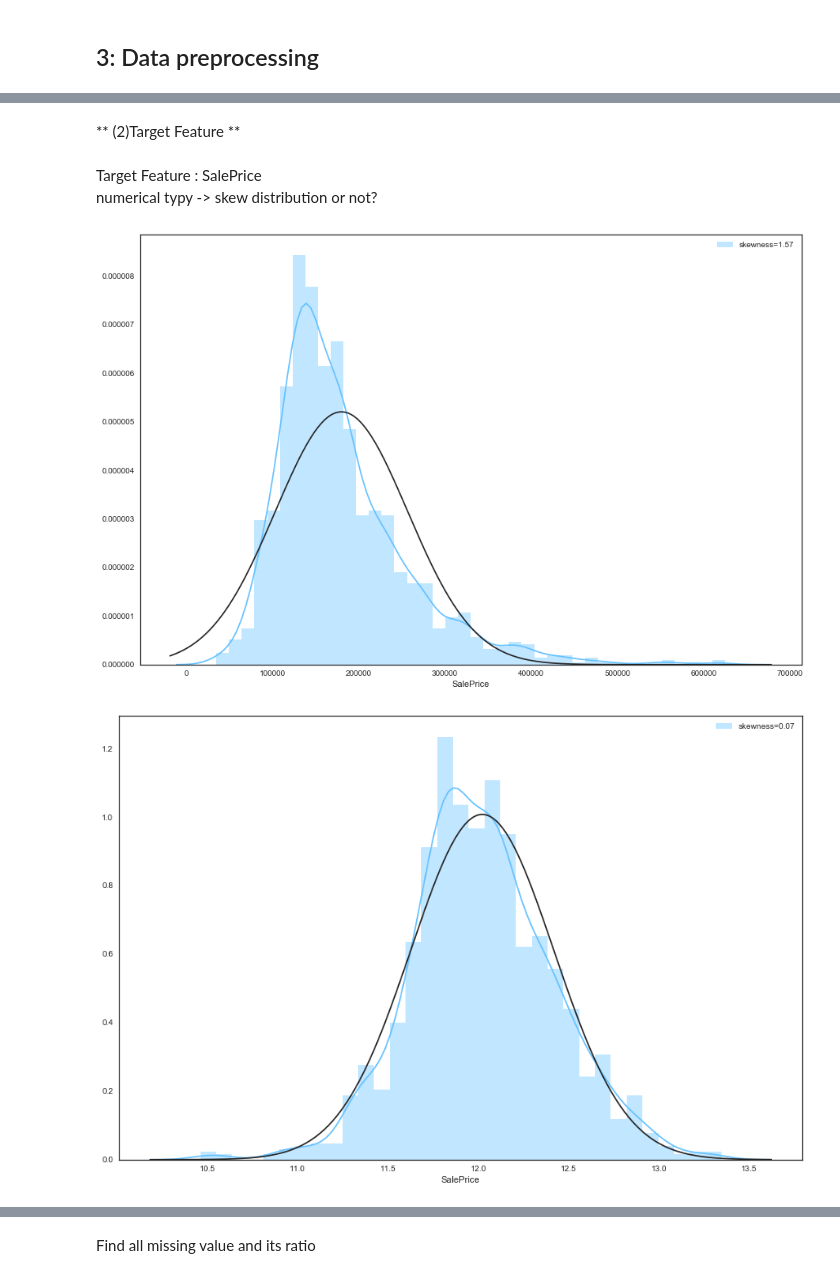
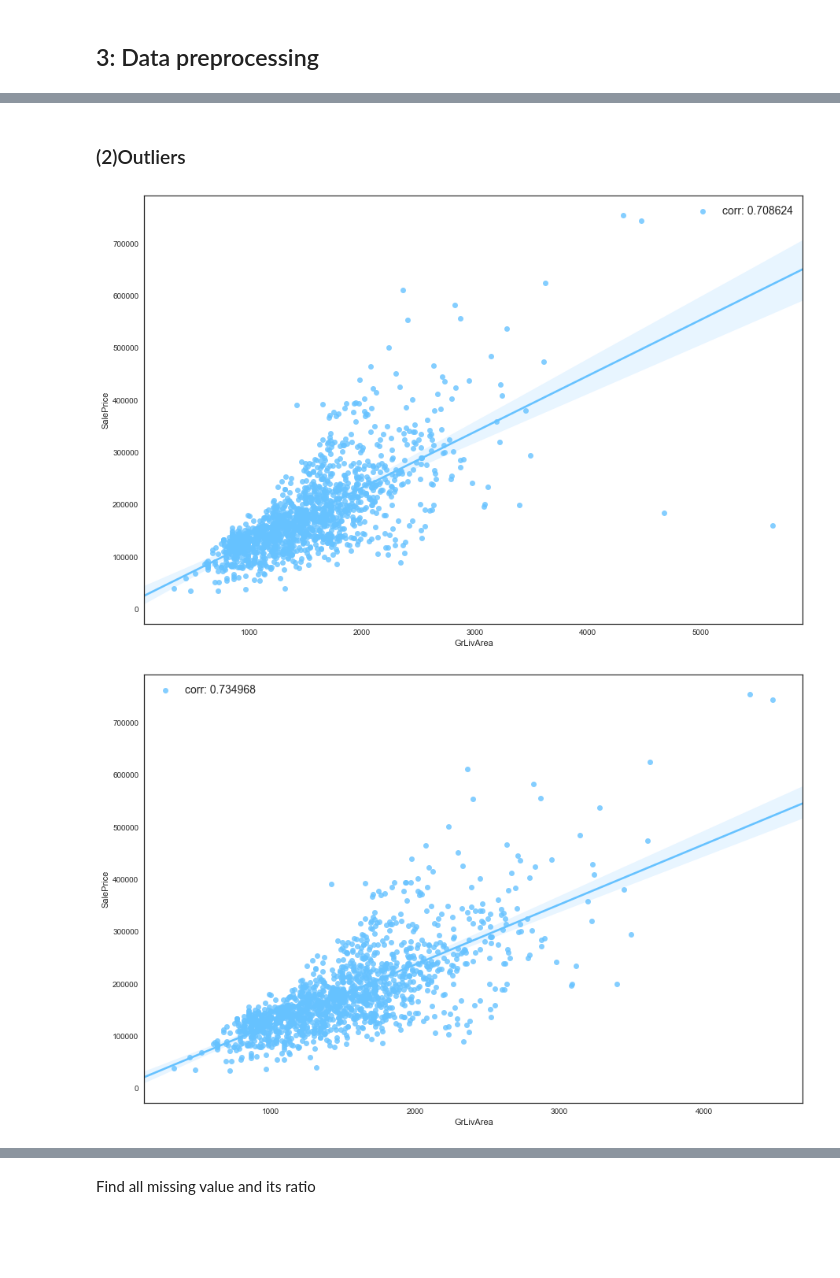
Before and after one commit to Frank-Walker/kaggle_kernel, a Jupyter notebook: House Price Prediction/kernel v 2.0.ipynb, the cells around one changed output, grey strips where cells are left out. Saved outputs shown, nothing was run; the diff lists cells and outputs as text; code cells hidden in the pictures; blank space fills up the shorter version.

```diff
--- a/House Price Prediction/kernel v 2.0.ipynb
+++ b/House Price Prediction/kernel v 2.0.ipynb
@@ -130,9 +121,0 @@ Like feature 'GrLivArea' :
-# %%
-plt.subplots(figsize = (12,5))
-
-plt.subplot(1,2,1)
-g = sns.regplot(x= train['GrLivArea'], y= train['SalePrice'], fit_reg=False).set_title('before')
-
-plt.subplot(1,2,2)
-train = train.drop(train[train['GrLivArea'] > 4000].index)
-g = sns.regplot(x = train['GrLivArea'], y= train['SalePrice'], fit_reg=False).set_title('after')
@@ -141,19 +122,20 @@ g = sns.regplot(x = train['GrLivArea'], y= train['SalePrice'], fit_reg=False).se
 # %% [markdown]
-** (2)Target Feature **
+### (2)Outliers
-# %% [markdown]
-Target Feature : SalePrice
-numerical typy -> skew distribution or not?
 # %%
 plt.subplots(figsize=(15,10))
-g = sns.distplot(train['SalePrice'], fit=norm, label='skewness=%.2f'%(train['SalePrice'].skew()))
-g = g.legend(loc='best')
+g = sns.regplot(x='GrLivArea', y='SalePrice', data=train, label='corr: %2f'
+                %(pearsonr(train['GrLivArea'], train['SalePrice'])[0]))
+g.legend(loc='best', fontsize=14)
+plt.show()
 # %% [output]
-[figure, old version]
+[figure, new version]
-# %%
-train['SalePrice'] = np.log1p(train['SalePrice'])
+# %%
+train.drop(train[(train['GrLivArea']>4000)&(train['SalePrice']<300000)].index, inplace=True)
 # %%
 plt.subplots(figsize=(15,10))
-g = sns.distplot(train['SalePrice'], fit=norm, label='skewness=%.2f'%(train['SalePrice'].skew()))
-g = g.legend(loc='best')
+g = sns.regplot(x='GrLivArea', y='SalePrice', data=train, label='corr: %2f'
+                %(pearsonr(train['GrLivArea'], train['SalePrice'])[0]))
+g.legend(loc='best', fontsize=14)
+plt.show()
 # %% [output]
-[figure, old version]
+[figure, new version]
```
Also changed, not shown: parts of 61 cells of this notebook.
